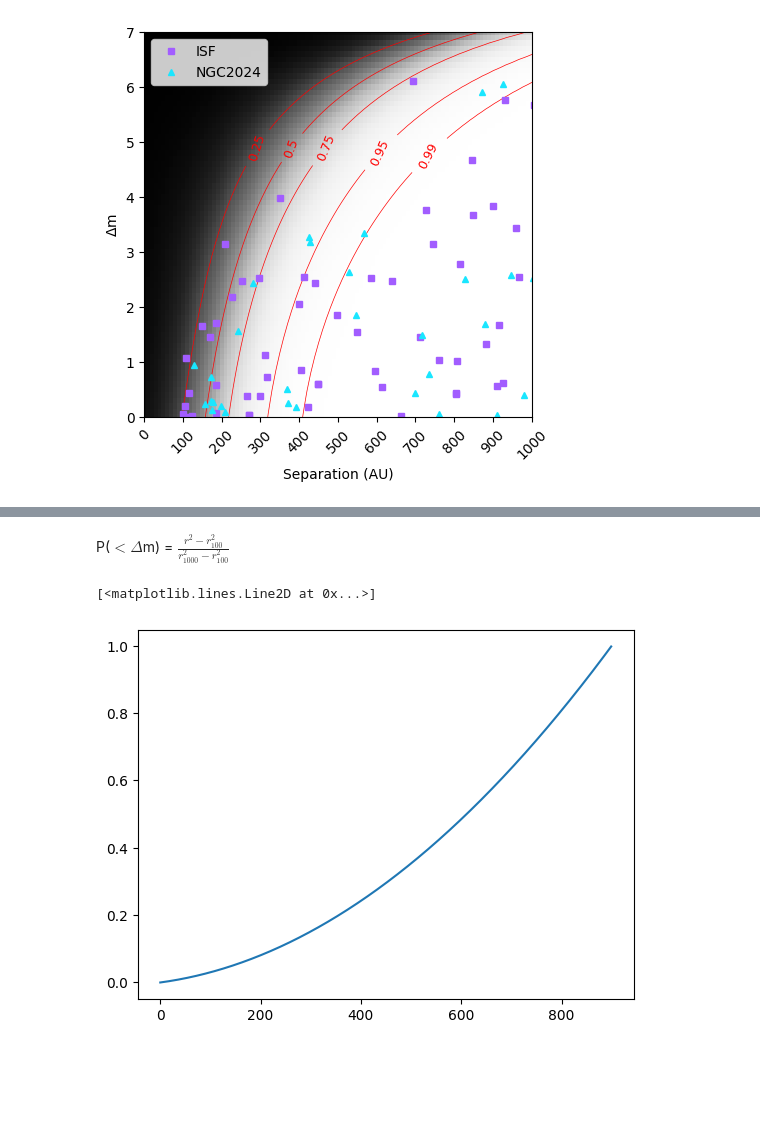
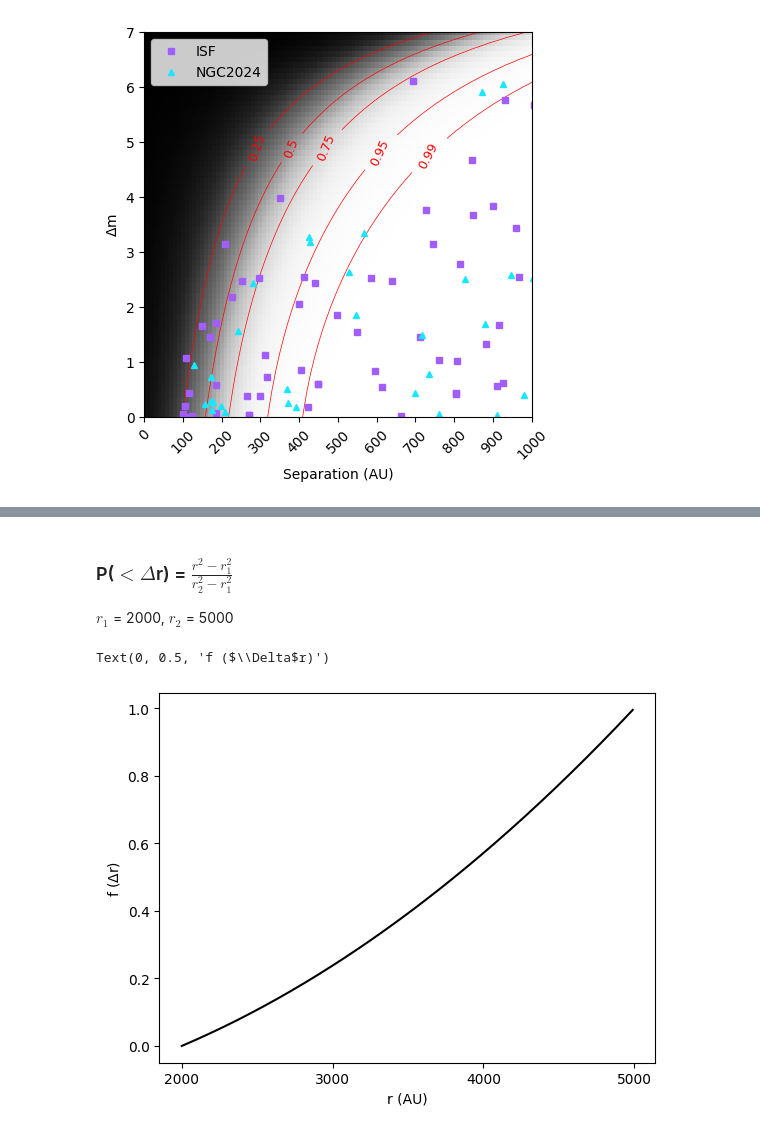
Before and after one commit to PrabhaniR/Artificial_Star_Test, a Jupyter notebook: CF - Probability.ipynb, the cells around one changed output, grey strips where cells are left out. Drawn from its saved outputs; the diff is of its cells as text; code cells hidden in the pictures; blank space fills up the shorter version.

```diff
--- a/CF - Probability.ipynb
+++ b/CF - Probability.ipynb
@@ -369,14 +371,20 @@ bin_radii = bin_count*bw
 bin_areas = np.pi*((bin_radii)**2-(bin_radii-bw)**2)
 bin_mean = np.mean(sig_bins, axis=0)/bin_areas
 # %% [markdown]
-P($<\Delta$m) = $\frac{r^2 - r^2_{100}}{r^2_{1000} - r^2_{100}}$
+### P($<\Delta$r) = $\frac{r^2 - r^2_{1}}{r^2_{2} - r^2_{1}}$
+
+$r_1$ = 2000,
+$r_2$ = 5000
 # %%
 def P_r(r1, r2, dr):
     r = np.arange(r1, r2, dr)
     return (r**2 - r1**2)/(r2**2 - r1**2)
-# %%
-fig, ax = plt.subplots()
-ax.plot(P_r(100, 1000, 1))
-# %% [output]
-[<matplotlib.lines.Line2D at 0x...>]
-[figure, removed]
+# %%
+fig, ax = plt.subplots()
+ax.plot(np.arange(2000, 5000, 10), P_r(2000, 5000, 10), 'k-')
+ax.set_xticks(np.arange(2000, 5100, 1000))
+ax.set_xlabel('r (AU)')
+ax.set_ylabel('f ($\Delta$r)')
+# %% [output]
+Text(0, 0.5, 'f ($\\Delta$r)')
+[figure, added]
```
Also changed, not shown: parts of 9 cells of this notebook.
